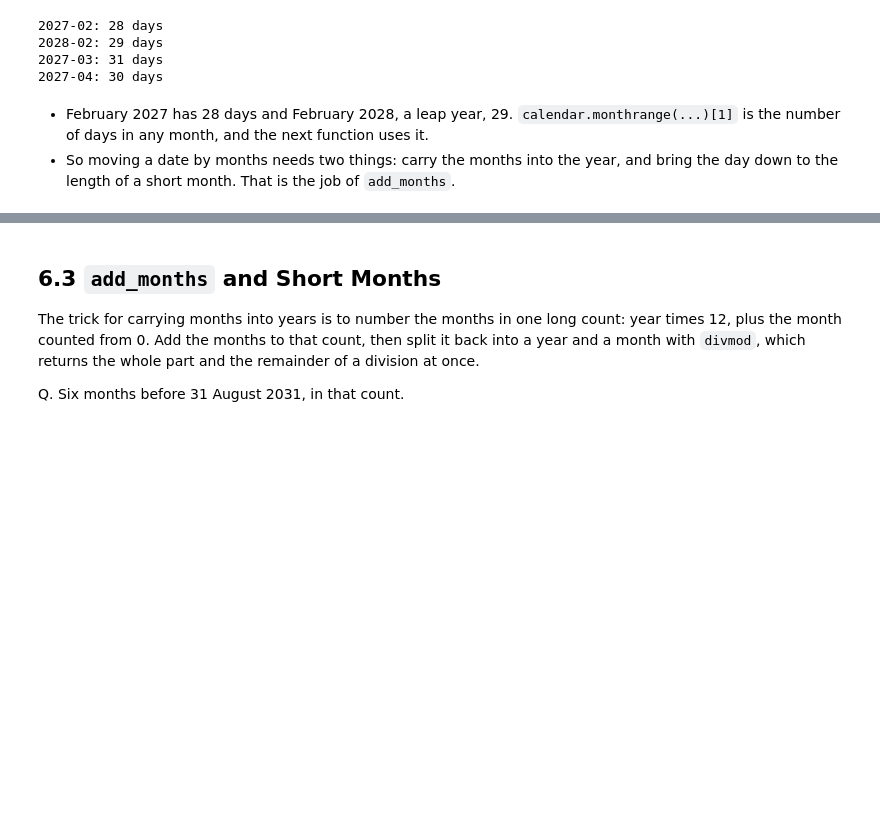
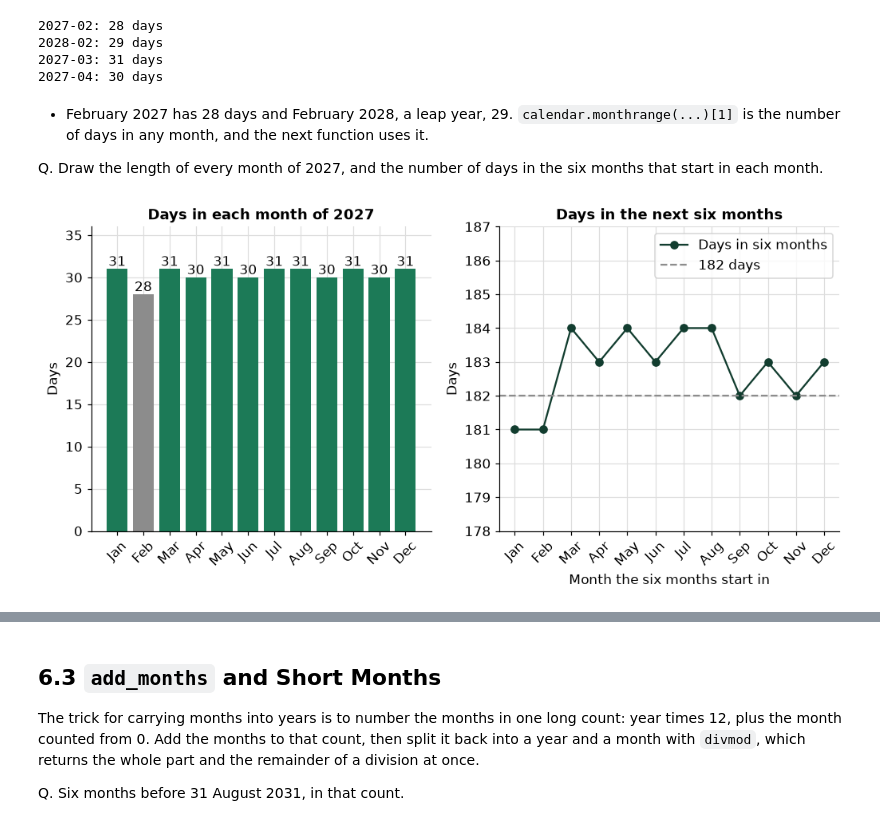
Before and after one commit to lenamonj/python-fixed-income, a Jupyter notebook: course2_bond_math/week2/day1/06_dates_and_coupon_schedules.ipynb, the cells around one changed output, grey strips where cells are left out. Drawn from its saved outputs; the diff is of its cells as text; code cells hidden in the pictures; blank space fills up the shorter version.

```diff
--- a/course2_bond_math/week2/day1/06_dates_and_coupon_schedules.ipynb
+++ b/course2_bond_math/week2/day1/06_dates_and_coupon_schedules.ipynb
@@ -650,4 +698,36 @@ for year, month in [(2027, 2), (2028, 2), (2027, 3), (2027, 4)]:
 2027-04: 30 days
 # %% [markdown]
 * February 2027 has 28 days and February 2028, a leap year, 29. `calendar.monthrange(...)[1]` is the number of days in any month, and the next function uses it.
-* So moving a date by months needs two things: carry the months into the year, and bring the day down to the length of a short month. That is the job of `add_months`.
+
+Q. Draw the length of every month of 2027, and the number of days in the six months that start in each month.
+# %%
+# the length of each month for two years, so a six-month stretch can run past December
+all_months = [calendar.monthrange(year, month)[1] for year in (2027, 2028) for month in range(1, 13)]
+# the six months that start with month i: add up six month lengths (a slice picks six items from the list)
+six_month_days = [sum(all_months[i:i + 6]) for i in range(12)]
+month_names = list(calendar.month_abbr)[1:]
+
+fig, axes = plt.subplots(1, 2, figsize=(11, 4.5))
+
+# left: days in each month of 2027, February in grey
+colors = ["#8c8c8c" if name == "Feb" else "#1c7a57" for name in month_names]
+bars = axes[0].bar(month_names, all_months[:12], color=colors)
+axes[0].bar_label(bars)
+axes[0].set_ylim(0, 36)
+axes[0].tick_params(axis="x", rotation=45)
+axes[0].set_axisbelow(True)
+axes[0].set_title("Days in each month of 2027")
+axes[0].set_ylabel("Days")
+
+# right: days in the six months that start on the 1st of each month, against the 182 days a fixed step assumes
+axes[1].plot(month_names, six_month_days, marker="o", label="Days in six months")
+axes[1].axhline(182, linestyle="--", color="#8c8c8c", label="182 days")
+axes[1].set_ylim(min(six_month_days) - 3, max(six_month_days) + 3)
+axes[1].tick_params(axis="x", rotation=45)
+axes[1].set_title("Days in the next six months")
+axes[1].set_xlabel("Month the six months start in")
+axes[1].set_ylabel("Days")
+axes[1].legend(loc="upper right")
+plt.show()
+# %% [output]
+[figure, added]
```
Also changed, not shown: parts of 49 cells of this notebook, 2 other files.
